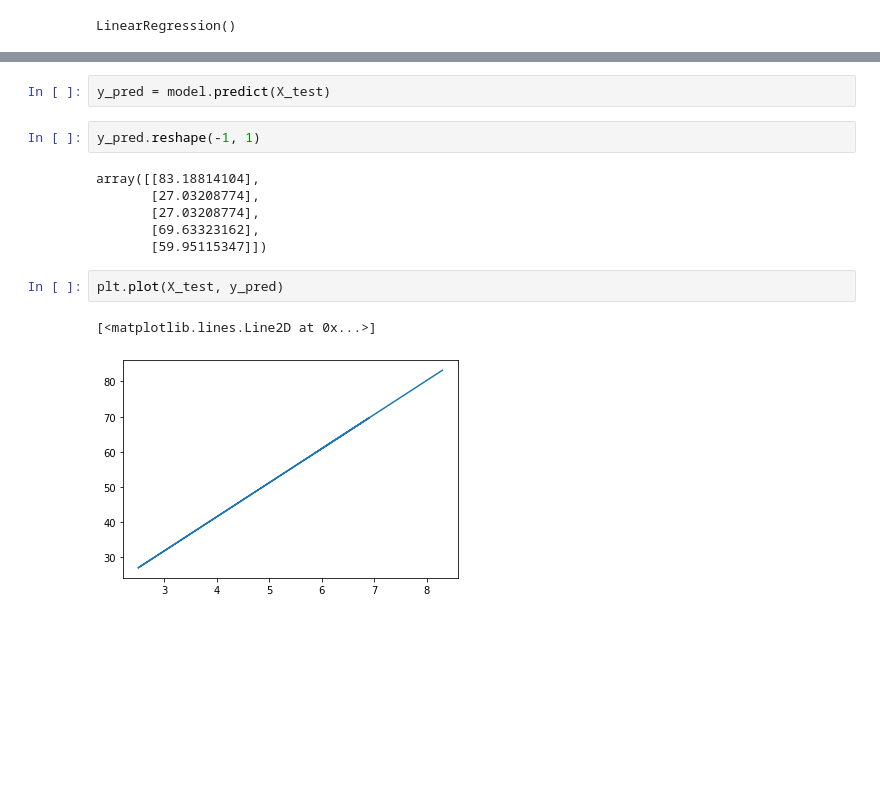
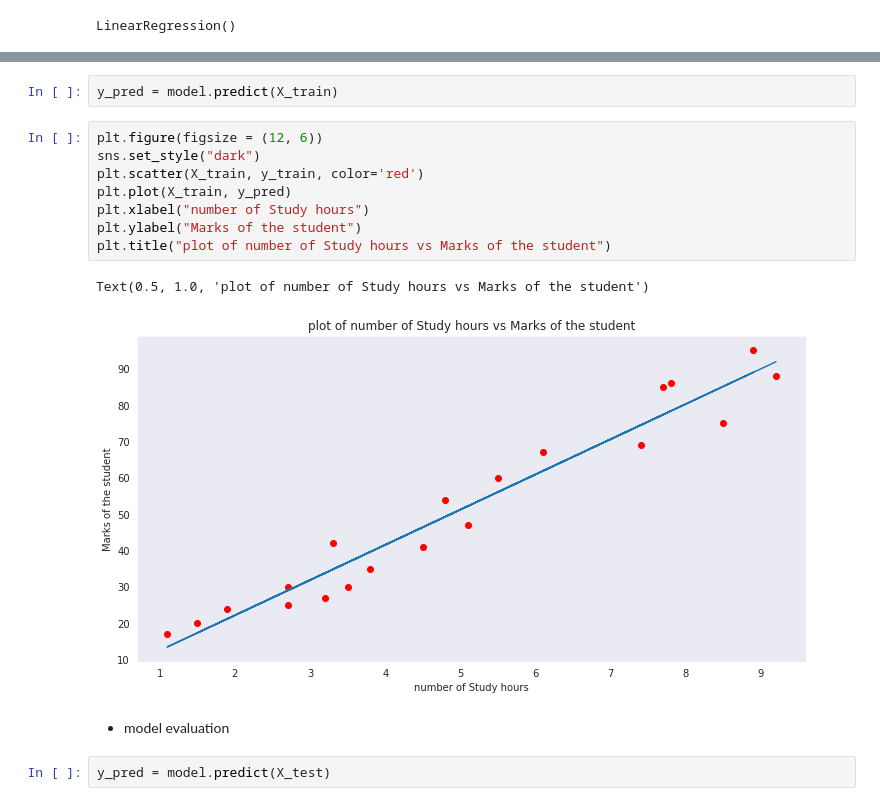
Before and after one commit to himanshu-nakrani/GRIP-The-Sparks-Foundation-, a Jupyter notebook: grip-task-1.ipynb, the cells around one changed output, grey strips where cells are left out. Saved outputs shown, nothing was run; the diff lists cells and outputs as text; blank space fills up the shorter version.

```diff
--- a/grip-task-1.ipynb
+++ b/grip-task-1.ipynb
@@ -40,15 +84,17 @@ array([[92.38611528]])
+# %%
+y_pred = model.predict(X_train)
+# %%
+plt.figure(figsize = (12, 6))
+sns.set_style("dark")
+plt.scatter(X_train, y_train, color='red')
+plt.plot(X_train, y_pred)
+plt.xlabel("number of Study hours")
+plt.ylabel("Marks of the student")
+plt.title("plot of number of Study hours vs Marks of the student")
+# %% [output]
+Text(0.5, 1.0, 'plot of number of Study hours vs Marks of the student')
+[figure, added]
+# %% [markdown]
+- model evaluation
 # %%
 y_pred = model.predict(X_test)
-# %%
-y_pred.reshape(-1, 1)
-# %% [output]
-array([[83.18814104],
-       [27.03208774],
-       [27.03208774],
-       [69.63323162],
-       [59.95115347]])
-# %%
-plt.plot(X_test, y_pred)
-# %% [output]
-[<matplotlib.lines.Line2D at 0x...>]
-[figure, removed]
```
Also changed, not shown: parts of 20 cells of this notebook.
